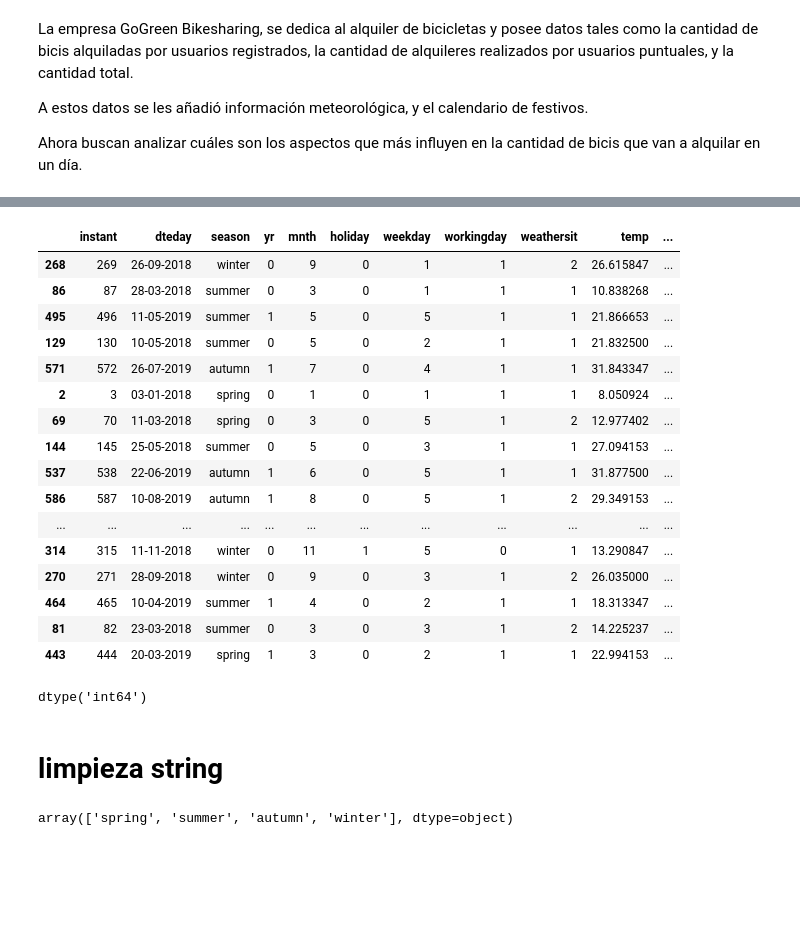
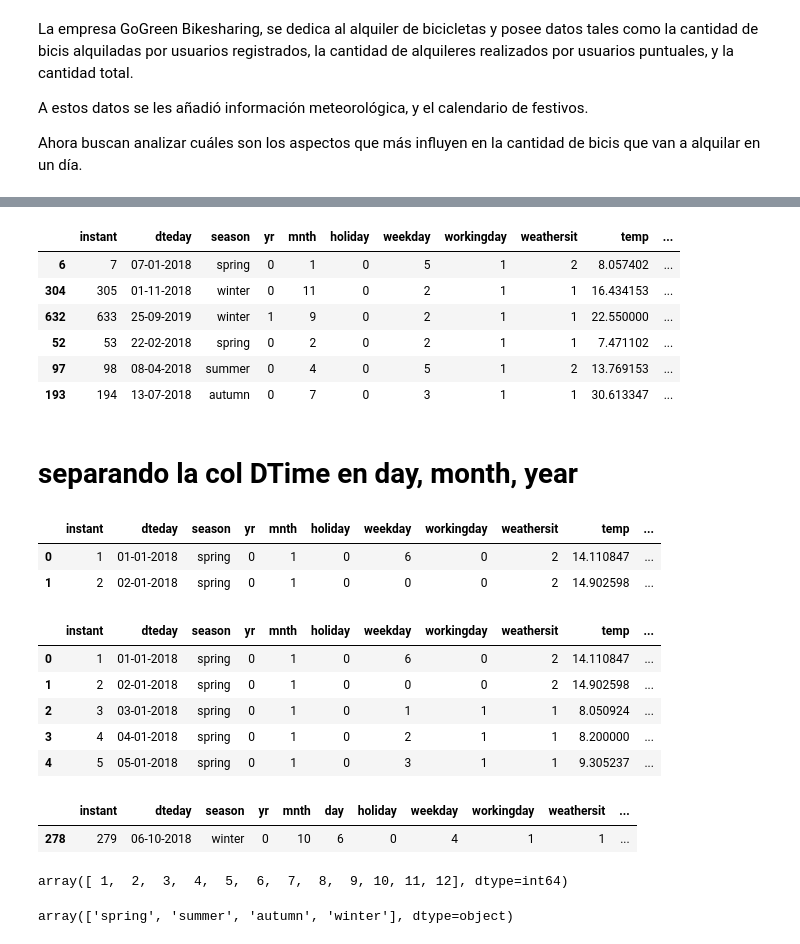
Before and after one commit to Adalab/project-da-promo-A-module-3-team-1, a Jupyter notebook: Proyecto.ipynb, the cells around one changed output, grey strips where cells are left out. Cells and saved outputs as stored; diff of their text form; code cells hidden in the pictures; blank space fills up the shorter version.

```diff
--- a/Proyecto.ipynb
+++ b/Proyecto.ipynb
@@ -24,22 +36,20 @@ la humedad es un punto clave en algun momento? A partir de que punto de humedad
 fecha donde hay mas y menos reservas
 # %%
 df_bike = pd.read_csv("./bikes.csv", index_col=0)
-df_bike.sample(60)
+df_bike.sample(6)
 # %% [output]
 |  | instant | dteday | season | yr | mnth | holiday | weekday | workingday | weathersit | temp | ... |
-| 268 | 269 | 26-09-2018 | winter | 0 | 9 | 0 | 1 | 1 | 2 | 26.615847 | ... |
-| 86 | 87 | 28-03-2018 | summer | 0 | 3 | 0 | 1 | 1 | 1 | 10.838268 | ... |
-| 495 | 496 | 11-05-2019 | summer | 1 | 5 | 0 | 5 | 1 | 1 | 21.866653 | ... |
-| 129 | 130 | 10-05-2018 | summer | 0 | 5 | 0 | 2 | 1 | 1 | 21.832500 | ... |
-| 571 | 572 | 26-07-2019 | autumn | 1 | 7 | 0 | 4 | 1 | 1 | 31.843347 | ... |
-| 2 | 3 | 03-01-2018 | spring | 0 | 1 | 0 | 1 | 1 | 1 | 8.050924 | ... |
-| 69 | 70 | 11-03-2018 | spring | 0 | 3 | 0 | 5 | 1 | 2 | 12.977402 | ... |
-| 144 | 145 | 25-05-2018 | summer | 0 | 5 | 0 | 3 | 1 | 1 | 27.094153 | ... |
-| 537 | 538 | 22-06-2019 | autumn | 1 | 6 | 0 | 5 | 1 | 1 | 31.877500 | ... |
-| 586 | 587 | 10-08-2019 | autumn | 1 | 8 | 0 | 5 | 1 | 2 | 29.349153 | ... |
-| ... | ... | ... | ... | ... | ... | ... | ... | ... | ... | ... | ... |
-| 314 | 315 | 11-11-2018 | winter | 0 | 11 | 1 | 5 | 0 | 1 | 13.290847 | ... |
-| 270 | 271 | 28-09-2018 | winter | 0 | 9 | 0 | 3 | 1 | 2 | 26.035000 | ... |
-| 464 | 465 | 10-04-2019 | summer | 1 | 4 | 0 | 2 | 1 | 1 | 18.313347 | ... |
-| 81 | 82 | 23-03-2018 | summer | 0 | 3 | 0 | 3 | 1 | 2 | 14.225237 | ... |
-| 443 | 444 | 20-03-2019 | spring | 1 | 3 | 0 | 2 | 1 | 1 | 22.994153 | ... |
+| 6 | 7 | 07-01-2018 | spring | 0 | 1 | 0 | 5 | 1 | 2 | 8.057402 | ... |
+| 304 | 305 | 01-11-2018 | winter | 0 | 11 | 0 | 2 | 1 | 1 | 16.434153 | ... |
+| 632 | 633 | 25-09-2019 | winter | 1 | 9 | 0 | 2 | 1 | 1 | 22.550000 | ... |
+| 52 | 53 | 22-02-2018 | spring | 0 | 2 | 0 | 2 | 1 | 1 | 7.471102 | ... |
+| 97 | 98 | 08-04-2018 | summer | 0 | 4 | 0 | 5 | 1 | 2 | 13.769153 | ... |
+| 193 | 194 | 13-07-2018 | autumn | 0 | 7 | 0 | 3 | 1 | 1 | 30.613347 | ... |
+# %% [markdown]
+# separando la col DTime en day, month, year
+# %%
+df_bike.head(2)
+# %% [output]
+|  | instant | dteday | season | yr | mnth | holiday | weekday | workingday | weathersit | temp | ... |
+| 0 | 1 | 01-01-2018 | spring | 0 | 1 | 0 | 6 | 0 | 2 | 14.110847 | ... |
+| 1 | 2 | 02-01-2018 | spring | 0 | 1 | 0 | 0 | 0 | 2 | 14.902598 | ... |
@@ -45,0 +58,9 @@ df_bike.sample(60)
+# %%
+df_bike.head()
+# %% [output]
+|  | instant | dteday | season | yr | mnth | holiday | weekday | workingday | weathersit | temp | ... |
+| 0 | 1 | 01-01-2018 | spring | 0 | 1 | 0 | 6 | 0 | 2 | 14.110847 | ... |
+| 1 | 2 | 02-01-2018 | spring | 0 | 1 | 0 | 0 | 0 | 2 | 14.902598 | ... |
+| 2 | 3 | 03-01-2018 | spring | 0 | 1 | 0 | 1 | 1 | 1 | 8.050924 | ... |
+| 3 | 4 | 04-01-2018 | spring | 0 | 1 | 0 | 2 | 1 | 1 | 8.200000 | ... |
+| 4 | 5 | 05-01-2018 | spring | 0 | 1 | 0 | 3 | 1 | 1 | 9.305237 | ... |
@@ -45,0 +73,5 @@ df_bike.sample(60)
+# %%
+df_bike.sample()
+# %% [output]
+|  | instant | dteday | season | yr | mnth | day | holiday | weekday | workingday | weathersit | ... |
+| 278 | 279 | 06-10-2018 | winter | 0 | 10 | 6 | 0 | 4 | 1 | 1 | ... |
@@ -46,9 +91,7 @@ df_bike.sample(60)
 # %%
-df_bike.mnth.dtype
+df_bike.mnth.unique()
 # %% [output]
-dtype('int64')
+array([ 1,  2,  3,  4,  5,  6,  7,  8,  9, 10, 11, 12], dtype=int64)
-# %% [markdown]
-# limpieza string
 # %%
 df_bike.season.unique()
 # %% [output]
```
Also changed, not shown: parts of 22 cells of this notebook.
